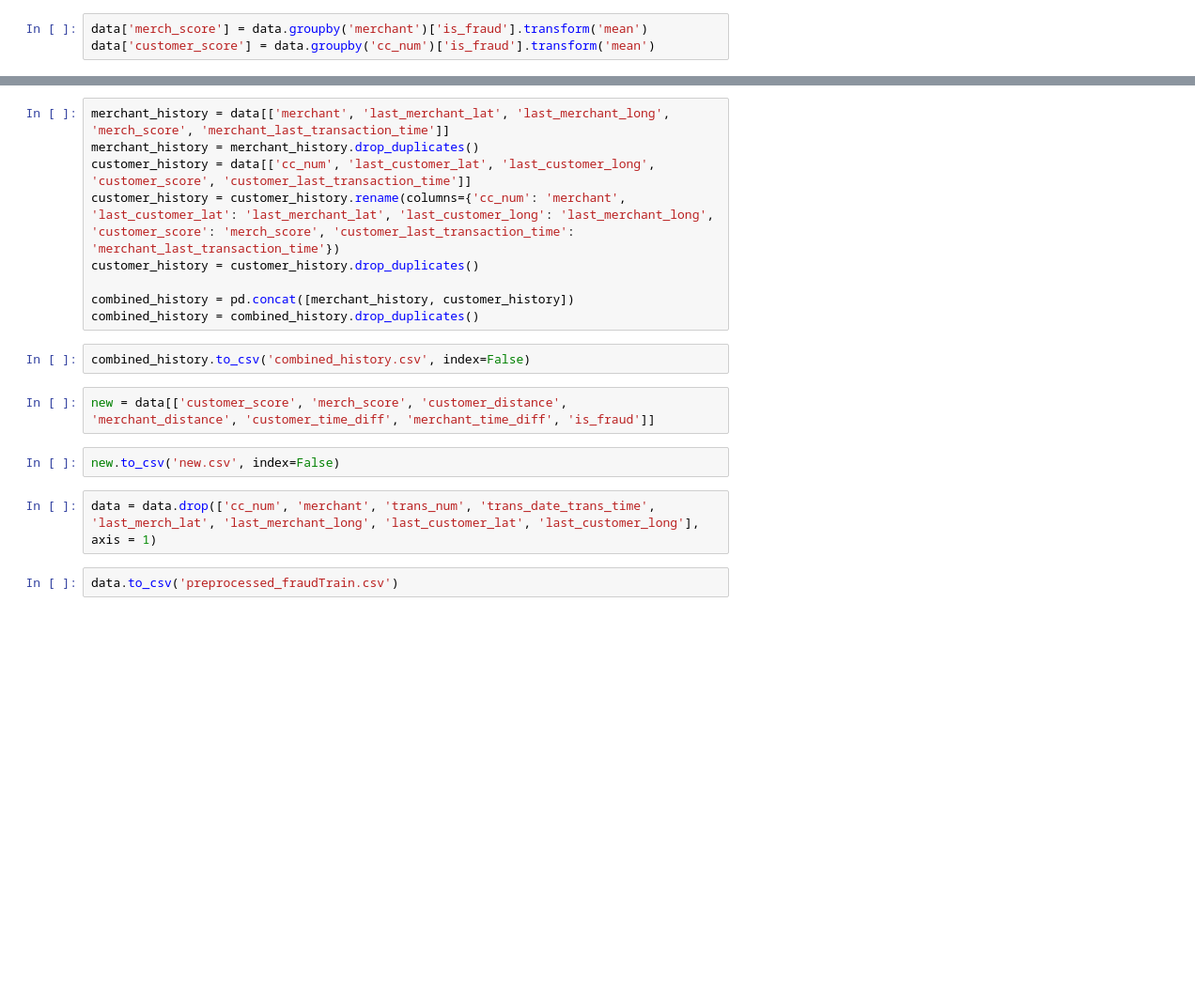
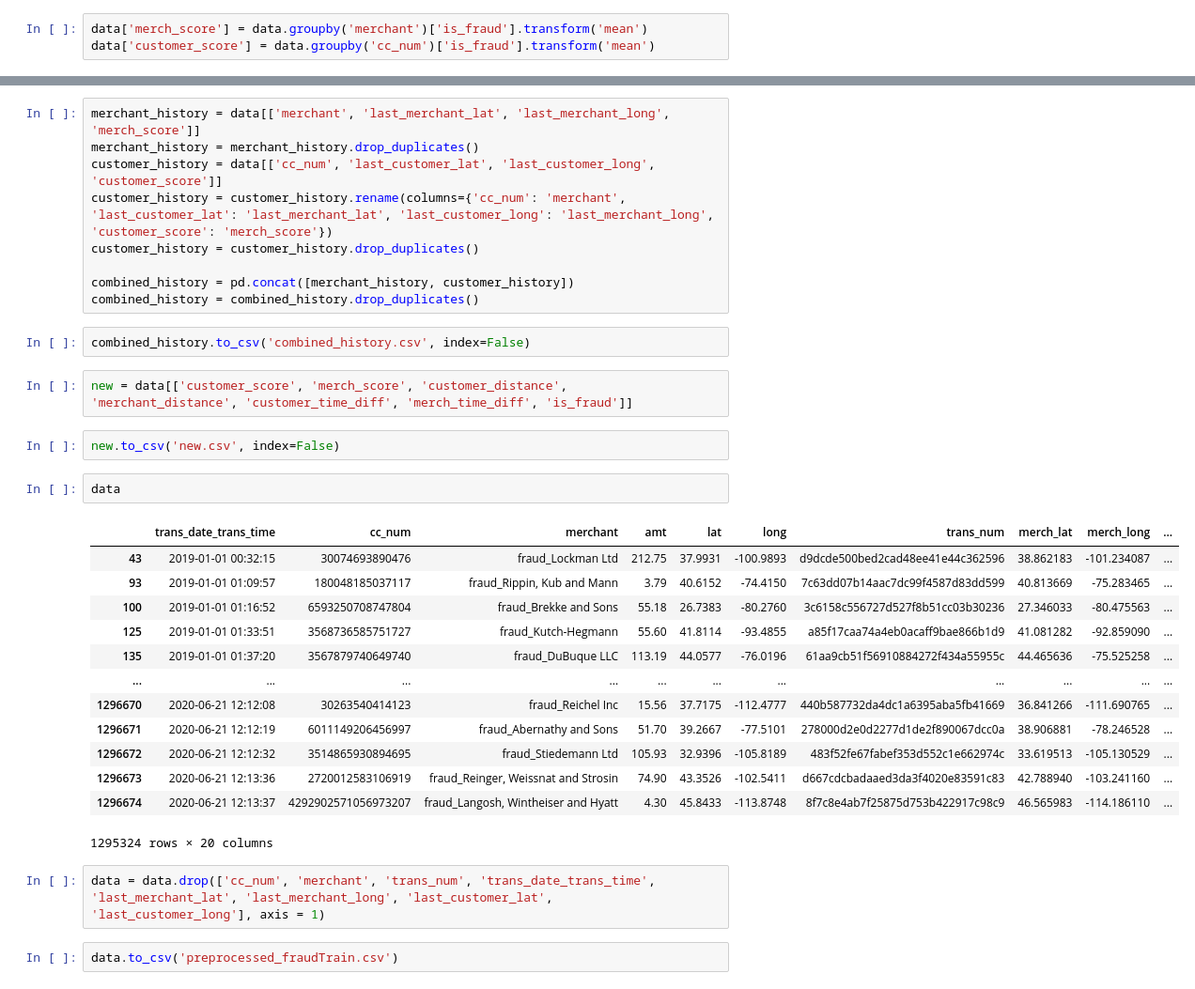
Before and after one commit to Vishwa-docs/KH015_Krypton-Kochi_Hackathon, a Jupyter notebook: model_building/data_process.ipynb, the cells around one changed output, grey strips where cells are left out. Shown at 94% size. Cells and saved outputs as stored; diff of their text form; blank space fills up the shorter version.

```diff
--- a/model_building/data_process.ipynb
+++ b/model_building/data_process.ipynb
@@ -126,8 +63,8 @@ data
 # %%
-merchant_history = data[['merchant', 'last_merchant_lat', 'last_merchant_long', 'merch_score', 'merchant_last_transaction_time']]
+merchant_history = data[['merchant', 'last_merchant_lat', 'last_merchant_long', 'merch_score']]
 merchant_history = merchant_history.drop_duplicates()
-customer_history = data[['cc_num', 'last_customer_lat', 'last_customer_long', 'customer_score', 'customer_last_transaction_time']]
-customer_history = customer_history.rename(columns={'cc_num': 'merchant', 'last_customer_lat': 'last_merchant_lat', 'last_customer_long': 'last_merchant_long', 'customer_score': 'merch_score', 'customer_last_transaction_time': 'merchant_last_transaction_time'})
+customer_history = data[['cc_num', 'last_customer_lat', 'last_customer_long', 'customer_score']]
+customer_history = customer_history.rename(columns={'cc_num': 'merchant', 'last_customer_lat': 'last_merchant_lat', 'last_customer_long': 'last_merchant_long', 'customer_score': 'merch_score'})
 customer_history = customer_history.drop_duplicates()
 
 combined_history = pd.concat([merchant_history, customer_history])
@@ -135,11 +72,27 @@ combined_history = combined_history.drop_duplicates()
 # %%
 combined_history.to_csv('combined_history.csv', index=False)
 # %%
-new = data[['customer_score', 'merch_score', 'customer_distance', 'merchant_distance', 'customer_time_diff', 'merchant_time_diff', 'is_fraud']]
+new = data[['customer_score', 'merch_score', 'customer_distance', 'merchant_distance', 'customer_time_diff', 'merch_time_diff', 'is_fraud']]
 # %%
 new.to_csv('new.csv', index=False)
+# %%
+data
+# %% [output]
+|  | trans_date_trans_time | cc_num | merchant | amt | lat | long | trans_num | merch_lat | merch_long | ... |
+| 43 | 2019-01-01 00:32:15 | 30074693890476 | fraud_Lockman Ltd | 212.75 | 37.9931 | -100.9893 | d9dcde500bed2cad48ee41e44c362596 | 38.862183 | -101.234087 | ... |
+| 93 | 2019-01-01 01:09:57 | 180048185037117 | fraud_Rippin, Kub and Mann | 3.79 | 40.6152 | -74.4150 | 7c63dd07b14aac7dc99f4587d83dd599 | 40.813669 | -75.283465 | ... |
+| 100 | 2019-01-01 01:16:52 | 6593250708747804 | fraud_Brekke and Sons | 55.18 | 26.7383 | -80.2760 | 3c6158c556727d527f8b51cc03b30236 | 27.346033 | -80.475563 | ... |
+| 125 | 2019-01-01 01:33:51 | 3568736585751727 | fraud_Kutch-Hegmann | 55.60 | 41.8114 | -93.4855 | a85f17caa74a4eb0acaff9bae866b1d9 | 41.081282 | -92.859090 | ... |
+| 135 | 2019-01-01 01:37:20 | 3567879740649740 | fraud_DuBuque LLC | 113.19 | 44.0577 | -76.0196 | 61aa9cb51f56910884272f434a55955c | 44.465636 | -75.525258 | ... |
+| ... | ... | ... | ... | ... | ... | ... | ... | ... | ... | ... |
+| 1296670 | 2020-06-21 12:12:08 | 30263540414123 | fraud_Reichel Inc | 15.56 | 37.7175 | -112.4777 | 440b587732da4dc1a6395aba5fb41669 | 36.841266 | -111.690765 | ... |
+| 1296671 | 2020-06-21 12:12:19 | 6011149206456997 | fraud_Abernathy and Sons | 51.70 | 39.2667 | -77.5101 | 278000d2e0d2277d1de2f890067dcc0a | 38.906881 | -78.246528 | ... |
+| 1296672 | 2020-06-21 12:12:32 | 3514865930894695 | fraud_Stiedemann Ltd | 105.93 | 32.9396 | -105.8189 | 483f52fe67fabef353d552c1e662974c | 33.619513 | -105.130529 | ... |
+| 1296673 | 2020-06-21 12:13:36 | 2720012583106919 | fraud_Reinger, Weissnat and Strosin | 74.90 | 43.3526 | -102.5411 | d667cdcbadaaed3da3f4020e83591c83 | 42.788940 | -103.241160 | ... |
+| 1296674 | 2020-06-21 12:13:37 | 4292902571056973207 | fraud_Langosh, Wintheiser and Hyatt | 4.30 | 45.8433 | -113.8748 | 8f7c8e4ab7f25875d753b422917c98c9 | 46.565983 | -114.186110 | ... |
+1295324 rows × 20 columns
 # %%
-data = data.drop(['cc_num', 'merchant', 'trans_num', 'trans_date_trans_time', 'last_merch_lat', 'last_merchant_long', 'last_customer_lat', 'last_customer_long'], axis = 1)
+data = data.drop(['cc_num', 'merchant', 'trans_num', 'trans_date_trans_time', 'last_merchant_lat', 'last_merchant_long', 'last_customer_lat', 'last_customer_long'], axis = 1)
 # %%
 data.to_csv('preprocessed_fraudTrain.csv')
 # %%
```
Also changed, not shown: parts of 6 cells of this notebook, 1 other file.
